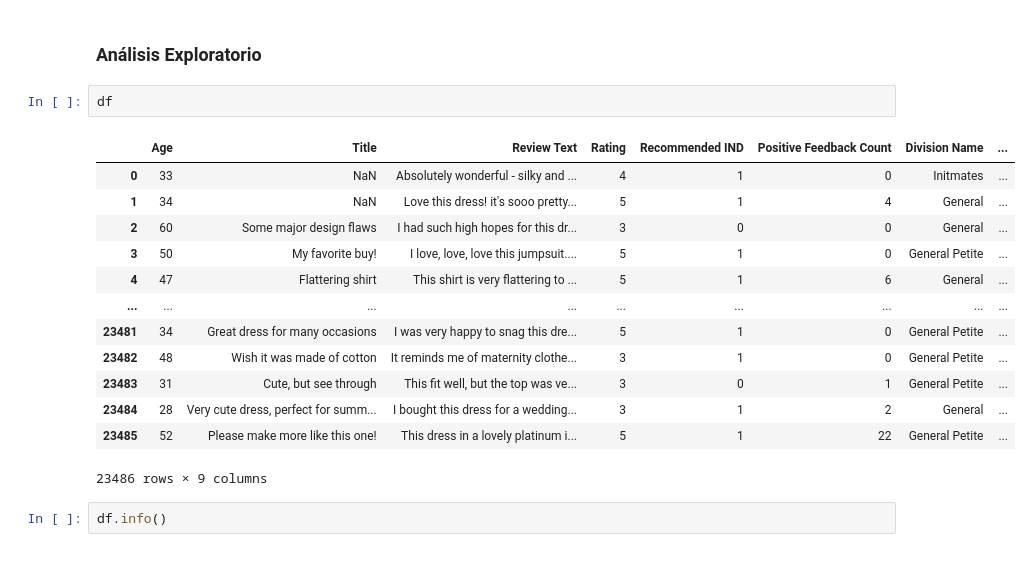
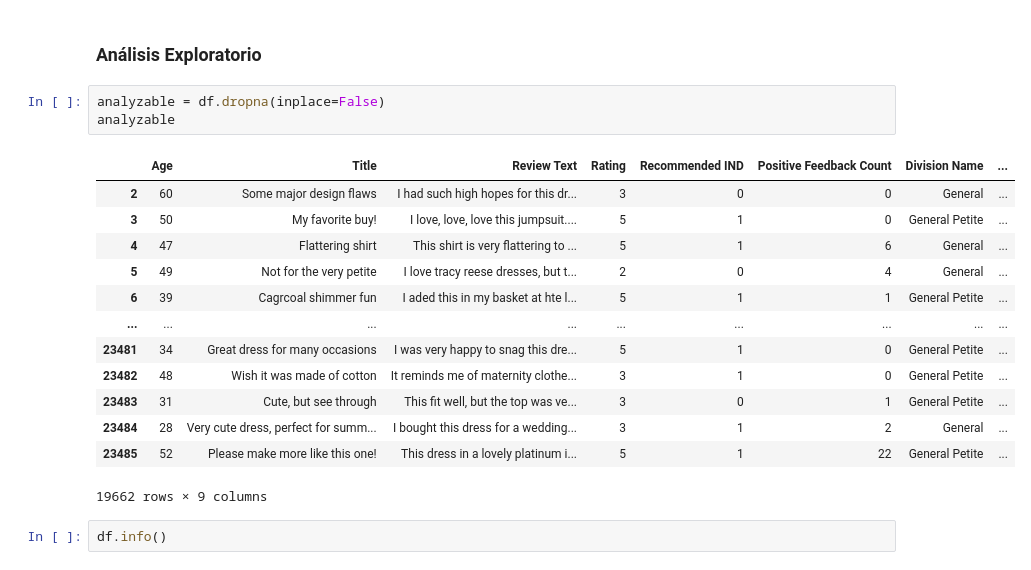
Before and after one commit to Jonathan-R0/TP2-OrganizacionDeDatos, a Jupyter notebook: src/Parte1.ipynb, the cells around one changed output. Drawn from its saved outputs; the diff is of its cells as text.

```diff
--- a/src/Parte1.ipynb
+++ b/src/Parte1.ipynb
@@ -82,21 +87,22 @@ Para hacer análisis de sentimientos nos resultará útil tener un dataframe ún
 # %% [markdown]
 ### Análisis Exploratorio
 # %%
-df
+analyzable = df.dropna(inplace=False)
+analyzable
 # %% [output]
 |  | Age | Title | Review Text | Rating | Recommended IND | Positive Feedback Count | Division Name | ... |
-| 0 | 33 | NaN | Absolutely wonderful - silky and ... | 4 | 1 | 0 | Initmates | ... |
-| 1 | 34 | NaN | Love this dress! it's sooo pretty... | 5 | 1 | 4 | General | ... |
 | 2 | 60 | Some major design flaws | I had such high hopes for this dr... | 3 | 0 | 0 | General | ... |
 | 3 | 50 | My favorite buy! | I love, love, love this jumpsuit.... | 5 | 1 | 0 | General Petite | ... |
 | 4 | 47 | Flattering shirt | This shirt is very flattering to ... | 5 | 1 | 6 | General | ... |
+| 5 | 49 | Not for the very petite | I love tracy reese dresses, but t... | 2 | 0 | 4 | General | ... |
+| 6 | 39 | Cagrcoal shimmer fun | I aded this in my basket at hte l... | 5 | 1 | 1 | General Petite | ... |
 | ... | ... | ... | ... | ... | ... | ... | ... | ... |
 | 23481 | 34 | Great dress for many occasions | I was very happy to snag this dre... | 5 | 1 | 0 | General Petite | ... |
 | 23482 | 48 | Wish it was made of cotton | It reminds me of maternity clothe... | 3 | 1 | 0 | General Petite | ... |
 | 23483 | 31 | Cute, but see through | This fit well, but the top was ve... | 3 | 0 | 1 | General Petite | ... |
 | 23484 | 28 | Very cute dress, perfect for summ... | I bought this dress for a wedding... | 3 | 1 | 2 | General | ... |
 | 23485 | 52 | Please make more like this one! | This dress in a lovely platinum i... | 5 | 1 | 22 | General Petite | ... |
-23486 rows × 9 columns
+19662 rows × 9 columns
 # %%
 df.info()
 # %% [output]
```
Also changed, not shown: parts of 25 cells of this notebook, 1 other file.
